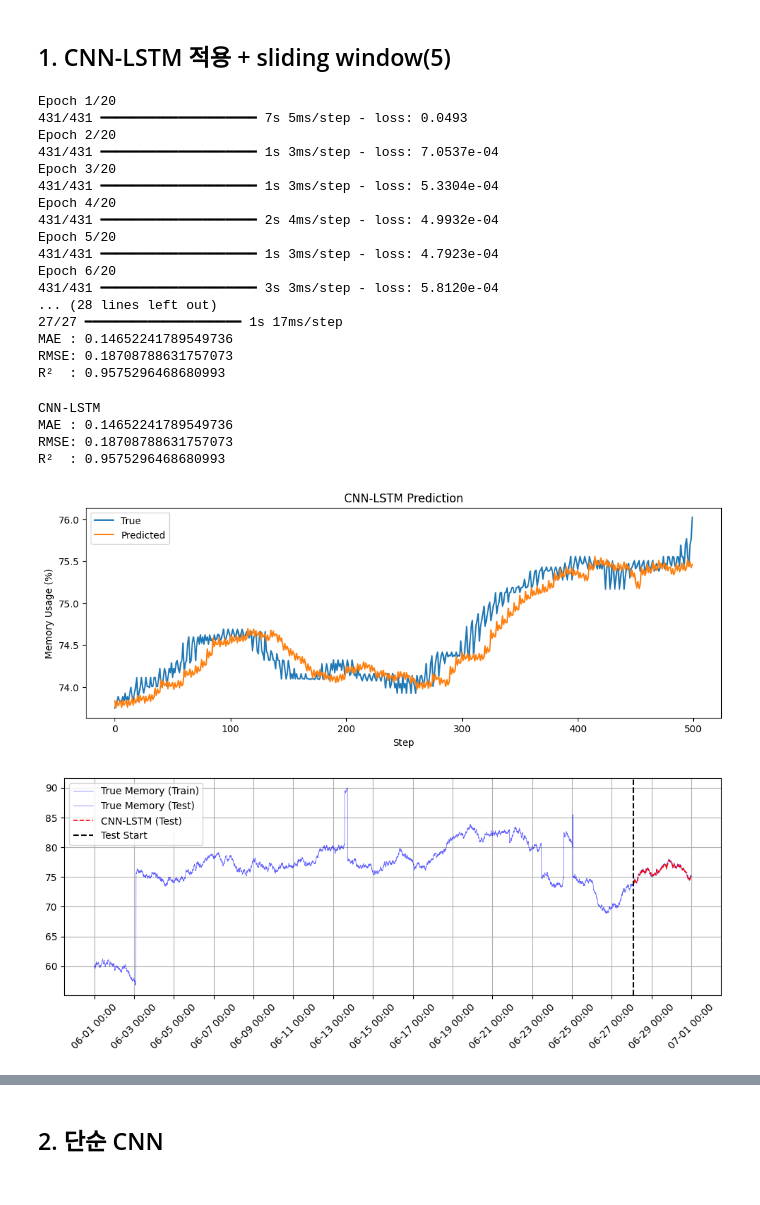
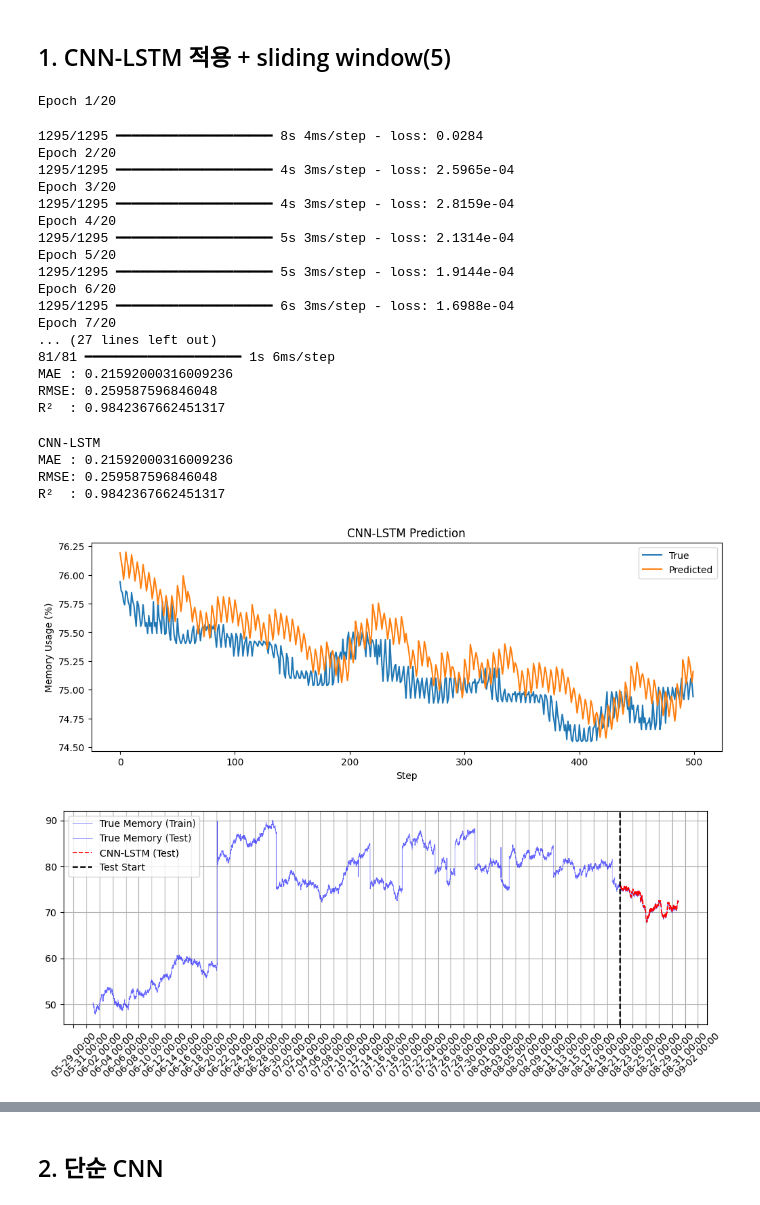
Before and after one commit to hyeonseonn/sensing_app, a Jupyter notebook: [0806new]machine_learning_for_memory.ipynb, the cells around one changed output, grey strips where cells are left out. Saved outputs shown, nothing was run; the diff lists cells and outputs as text; code cells hidden in the pictures.

```diff
--- a/[0806new]machine_learning_for_memory.ipynb
+++ b/[0806new]machine_learning_for_memory.ipynb
@@ -9,27 +9,37 @@
 import numpy as np
 import matplotlib.pyplot as plt
 
-days = 30
+days = 90
 interval_minutes = 5
 steps_per_day = int(24 * 60 / interval_minutes)
 total_steps = days * steps_per_day
 time_hours = np.arange(total_steps) * (interval_minutes / 60)
 
-baseline = 60
+baseline = 50 + np.random.normal(0, 0.5)  # baseline 자체에 노이즈
 threshold = 90
-growth_per_step = 0.001
+
+# 구간별 growth_per_step 변화
+if i < total_steps * 0.3:
+    growth_per_step = 0.001
+elif i < total_steps * 0.6:
+    growth_per_step = 0.002
+else:
+    growth_per_step = 0.0005
+
 small_noise_std = 0.1
 
 gc_release_range = (5, 15)
 
 # spike 설정
 event_spikes = np.zeros(total_steps)
-for _ in range(3):
-    idx = np.random.randint(0, total_steps - 5)
-    spike_val = np.random.uniform(3, 6)
-    event_spikes[idx:idx+2] += spike_val
 
-for _ in range(3):
+for _ in range(10):  # 더 자주 발생
+    idx = np.random.randint(0, total_steps - 10)
+    duration = np.random.randint(1, 5)  # 지속 시간
+    spike_val = np.random.uniform(10, 60)
+    event_spikes[idx:idx+duration] += spike_val
+
+for _ in range(5):
     idx = np.random.randint(0, total_steps - 2)
     spike_val = np.random.uniform(40, 55)
     event_spikes[idx] += spike_val
@@ -90,7 +100,7 @@ from tensorflow.keras.models import Sequential
 from tensorflow.keras.layers import Conv1D, MaxPooling1D, LSTM, Dense
 from sklearn.metrics import mean_absolute_error, mean_squared_error, r2_score
 
-days = 30
+days = 90
 points_per_day = 24 * 12
 total_points = days * points_per_day
 time_index = pd.date_range('2025-06-01', periods=total_points, freq='5min')
@@ -143,22 +153,23 @@ print("RMSE:", np.sqrt(mean_squared_error(true_inv, pred_inv)))
 print("R²  :", r2_score(true_inv, pred_inv))
 # %% [output]
 Epoch 1/20
-431/431 ━━━━━━━━━━━━━━━━━━━━ 7s 5ms/step - loss: 0.0493
-Epoch 2/20
-431/431 ━━━━━━━━━━━━━━━━━━━━ 1s 3ms/step - loss: 7.0537e-04
-Epoch 3/20
-431/431 ━━━━━━━━━━━━━━━━━━━━ 1s 3ms/step - loss: 5.3304e-04
-Epoch 4/20
-431/431 ━━━━━━━━━━━━━━━━━━━━ 2s 4ms/step - loss: 4.9932e-04
-Epoch 5/20
-431/431 ━━━━━━━━━━━━━━━━━━━━ 1s 3ms/step - loss: 4.7923e-04
-Epoch 6/20
-431/431 ━━━━━━━━━━━━━━━━━━━━ 3s 3ms/step - loss: 5.8120e-04
-... (28 lines left out)
-27/27 ━━━━━━━━━━━━━━━━━━━━ 1s 17ms/step
-MAE : 0.14652241789549736
-RMSE: 0.18708788631757073
-R²  : 0.9575296468680993
+1295/1295 ━━━━━━━━━━━━━━━━━━━━ 8s 4ms/step - loss: 0.0284
+Epoch 2/20
+1295/1295 ━━━━━━━━━━━━━━━━━━━━ 4s 3ms/step - loss: 2.5965e-04
+Epoch 3/20
+1295/1295 ━━━━━━━━━━━━━━━━━━━━ 4s 3ms/step - loss: 2.8159e-04
+Epoch 4/20
+1295/1295 ━━━━━━━━━━━━━━━━━━━━ 5s 3ms/step - loss: 2.1314e-04
+Epoch 5/20
+1295/1295 ━━━━━━━━━━━━━━━━━━━━ 5s 3ms/step - loss: 1.9144e-04
+Epoch 6/20
+1295/1295 ━━━━━━━━━━━━━━━━━━━━ 6s 3ms/step - loss: 1.6988e-04
+Epoch 7/20
+... (27 lines left out)
+81/81 ━━━━━━━━━━━━━━━━━━━━ 1s 6ms/step
+MAE : 0.21592000316009236
+RMSE: 0.259587596846048
+R²  : 0.9842367662451317
 # %%
 # plot
 
@@ -196,48 +207,46 @@ train_series = df['memory'][:test_start_idx]  # Test 시작 전까지
 val_series = df['memory'][train_end:val_end] # validation data
 test_series_true= df['memory'][test_start_idx:]
 
-# test_series_true = pd.Series(true_inv[:,0].flatten(), index=test_time_index) # test data (True)
 all_future_times = []
 all_future_preds = []
 future_interval = 5
 
 # timestamp 매핑
 for i in range(len(test_time_index)):
     for j in range(future_steps):
         # 샘플 끝나는 시점 + (j+1)*5분
         future_time = test_time_index[i] + pd.Timedelta(minutes=(j+1)*future_interval)
         all_future_times.append(future_time)
         all_future_preds.append(pred[i, j])
 
 pred_df = pd.DataFrame({"time": all_future_times,
                         "pred": scaler.inverse_transform(np.array(all_future_preds).reshape(-1,1)).flatten()})
 
 pred_df_mean = pred_df.groupby("time").mean().sort_index()
 test_series_pred = pd.Series(pred_df_mean['pred'], index=pred_df_mean.index) # test data (estimated)
 
 
 # visualization
+fig, ax = plt.subplots(figsize=(12,4))
+plt.setp(ax.get_xticklabels(), rotation=45, ha="center")
+plt.plot(train_series,label = "True Memory (Train)", color = "blue", alpha = 0.6,linewidth = 0.5)
 plt.plot(test_series_true, label="True Memory (Test)", color="blue", alpha = 0.6, linewidth = 0.5)
 plt.plot(test_series_pred, label="CNN-LSTM (Test)", color="red", linestyle="--", linewidth = 1.2)
-test_start = test_series_pred.index[0]
-test_end = test_series_pred.index[-1]
-ax.axvspan(test_start, test_end, color='green', alpha=0.2, label="Estimated Period")
-
 plt.axvline(test_time_index[0], color="black", linestyle="--", label="Test Start") # test data start line
 ax.xaxis.set_major_locator(mdates.DayLocator(interval=2))
 ax.xaxis.set_major_formatter(mdates.DateFormatter('%m-%d %H:%M'))
 plt.setp(ax.get_xticklabels(), rotation=45, ha="center")
 
 plt.legend()
 plt.grid(True)
 plt.show()
 # %% [output]
 CNN-LSTM
-MAE : 0.14652241789549736
-RMSE: 0.18708788631757073
-R²  : 0.9575296468680993
+MAE : 0.21592000316009236
+RMSE: 0.259587596846048
+R²  : 0.9842367662451317
-[figure, old version]
+[figure, new version]
-[figure, old version]
+[figure, new version]
 # %%
 import matplotlib.pyplot as plt
 import matplotlib.dates as mdates
```
Also changed, not shown: parts of 4 cells of this notebook.
